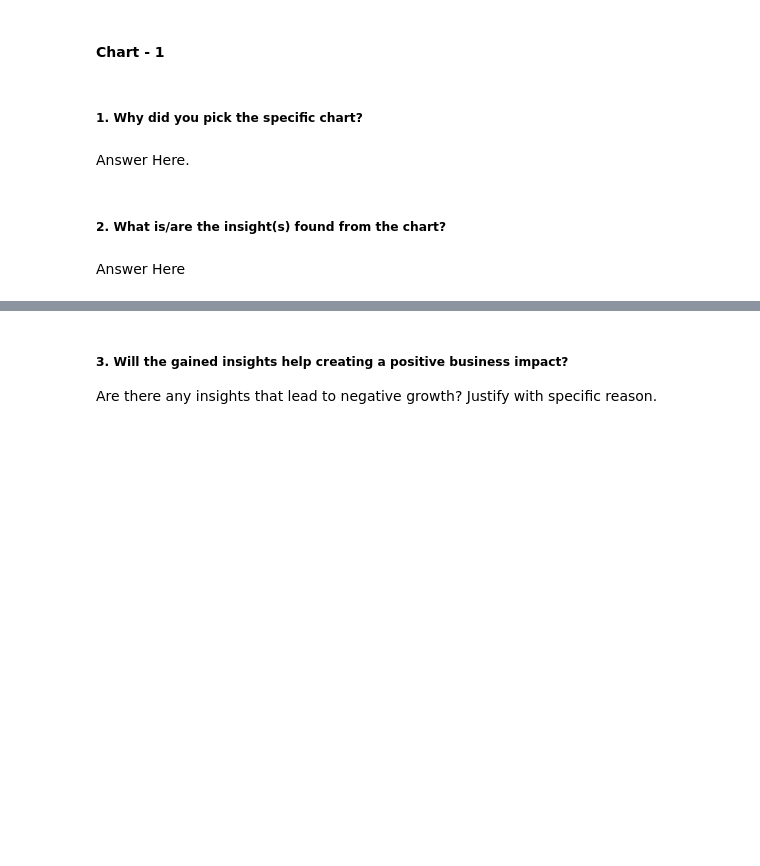
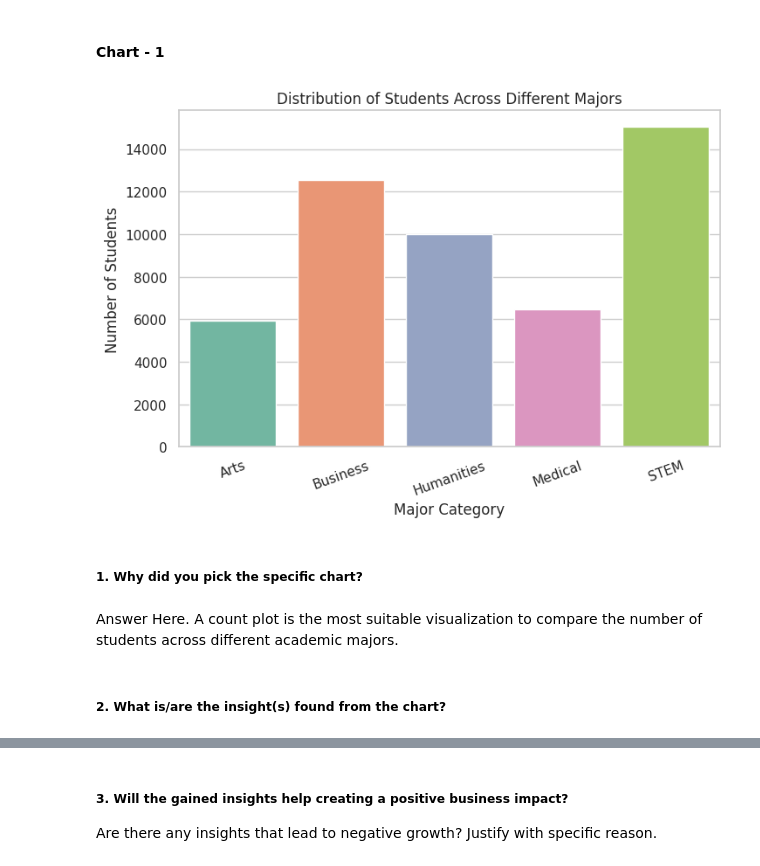
Before and after one commit to Ronak-si/AI-Student-Impact-EDA, a Jupyter notebook: Sample_EDA_Submission_Template.ipynb, the cells around one changed output, grey strips where cells are left out. Cells and saved outputs as stored; diff of their text form; code cells hidden in the pictures; blank space fills up the shorter version.

```diff
--- a/Sample_EDA_Submission_Template.ipynb
+++ b/Sample_EDA_Submission_Template.ipynb
@@ -272,8 +442,23 @@ Answer Here.
+# %%
+# Chart - 1 visualization code
+plt.figure(figsize=(8,5))
+
+sns.countplot(data=df1,
+              x='Major_Category',
+              palette='Set2')
+
+plt.title('Distribution of Students Across Different Majors')
+plt.xlabel('Major Category')
+plt.ylabel('Number of Students')
+plt.xticks(rotation=20)
+
+plt.show()
+# %% [output]
+[figure, added]
 # %% [markdown]
 ##### 1. Why did you pick the specific chart?
-# %% [markdown]
-Answer Here.
+# %% [markdown]
+Answer Here.
+A count plot is the most suitable visualization to compare the number of students across different academic majors.
 # %% [markdown]
 ##### 2. What is/are the insight(s) found from the chart?
-# %% [markdown]
-Answer Here
```
Also changed, not shown: parts of 73 cells of this notebook.
